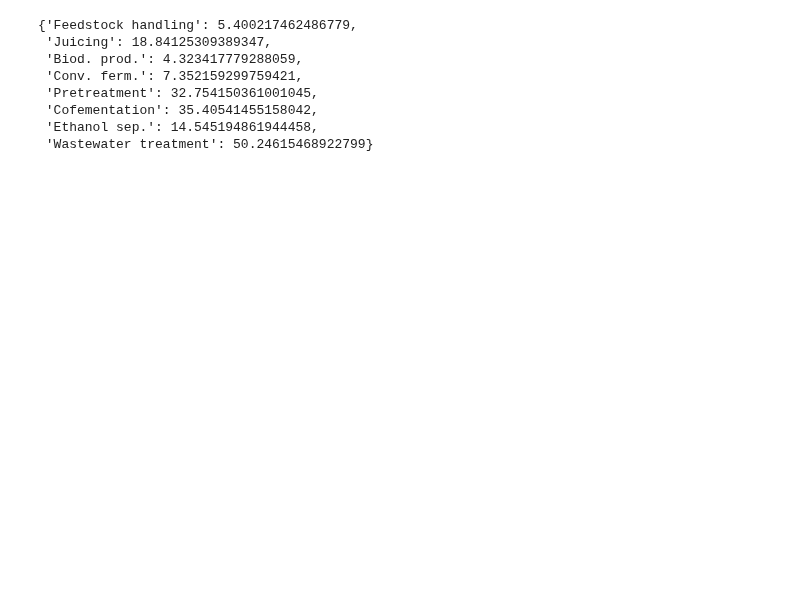
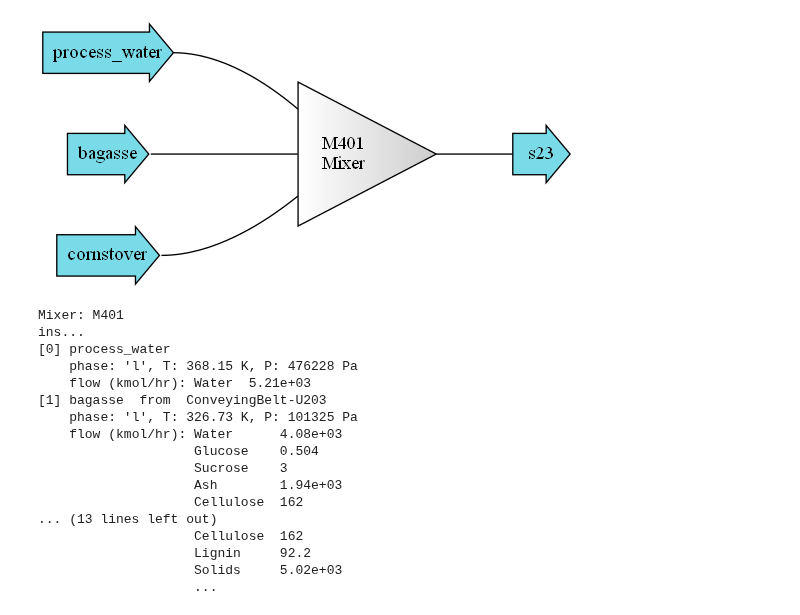
Before and after one commit to BioSTEAMDevelopmentGroup/Bioindustrial-Park, a Jupyter notebook: BioSTEAM 2.x.x/biorefineries/lipidcane2g/sankey_plot.ipynb, the cells around one changed output. Saved outputs shown, nothing was run; the diff lists cells and outputs as text; code cells hidden in the pictures; blank space fills up the shorter version.

```diff
--- a/BioSTEAM 2.x.x/biorefineries/lipidcane2g/sankey_plot.ipynb
+++ b/BioSTEAM 2.x.x/biorefineries/lipidcane2g/sankey_plot.ipynb
@@ -29,11 +95,21 @@ for i, j in sankey_installed_cost.items(): sankey_installed_cost[i] = j / 1e6
-# %%
-sankey_installed_cost
-# %% [output]
-{'Feedstock handling': 5.400217462486779,
- 'Juicing': 18.84125309389347,
- 'Biod. prod.': 4.323417779288059,
- 'Conv. ferm.': 7.352159299759421,
- 'Pretreatment': 32.754150361001045,
- 'Cofementation': 35.40541455158042,
- 'Ethanol sep.': 14.545194861944458,
- 'Wastewater treatment': 50.24615468922799}
+# %%
+lc.M401
+# %% [output]
+[figure, added]
+Mixer: M401
+ins...
+[0] process_water
+    phase: 'l', T: 368.15 K, P: 476228 Pa
+    flow (kmol/hr): Water  5.21e+03
+[1] bagasse  from  ConveyingBelt-U203
+    phase: 'l', T: 326.73 K, P: 101325 Pa
+    flow (kmol/hr): Water      4.08e+03
+                    Glucose    0.504
+                    Sucrose    3
+                    Ash        1.94e+03
+                    Cellulose  162
+... (13 lines left out)
+                    Cellulose  162
+                    Lignin     92.2
+                    Solids     5.02e+03
+                    ...
```
Also changed, not shown: parts of 13 cells of this notebook, 12 other files.
